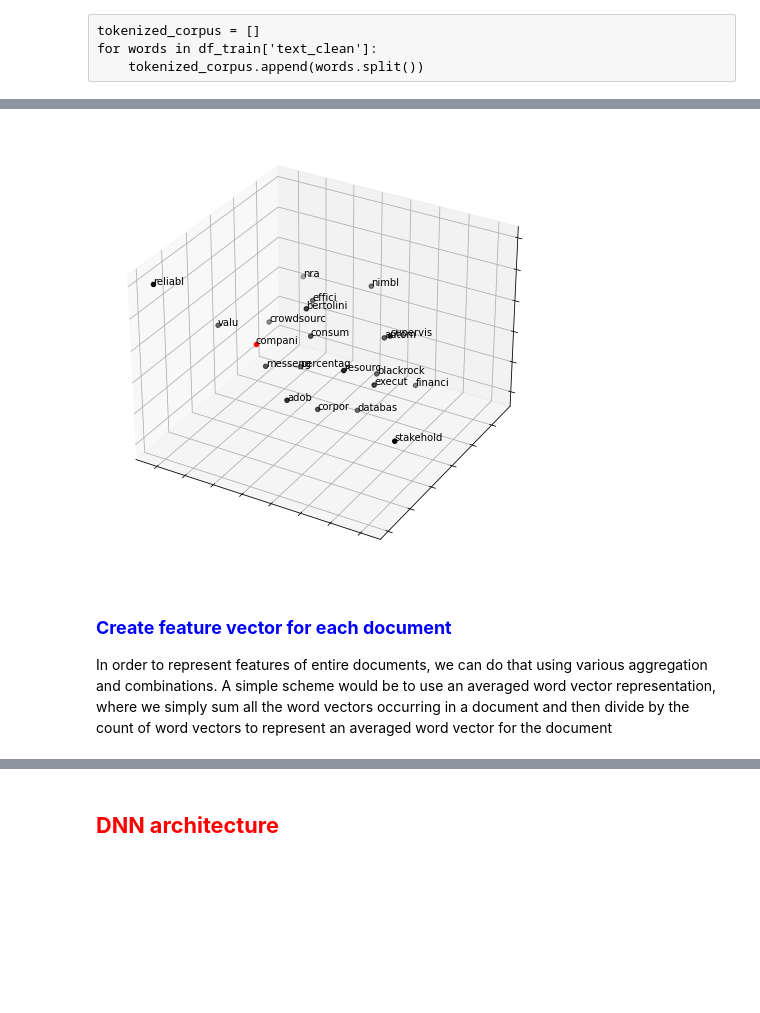
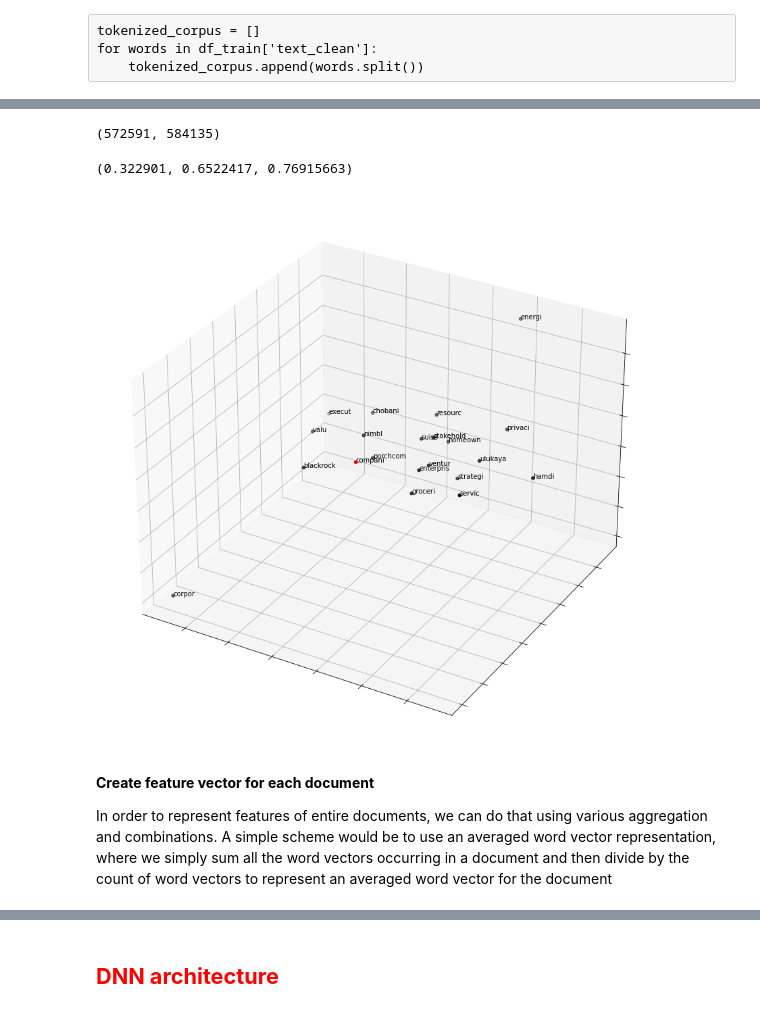
Before and after one commit to ntmai03/DataAnalysisProject, a Jupyter notebook: 04-NLP/05-NLP-TextClassification-NewsCategory.ipynb, the cells around one changed output, grey strips where cells are left out. Drawn from its saved outputs; the diff is of its cells as text; code cells hidden in the pictures; blank space fills up the shorter version.

```diff
--- a/04-NLP/05-NLP-TextClassification-NewsCategory.ipynb
+++ b/04-NLP/05-NLP-TextClassification-NewsCategory.ipynb
@@ -909,34 +927,45 @@ w2v_model.wv.similarity("travel","cat"), w2v_model.wv.similarity("dog","cat")
+# %%
+EMBEDDING_FILE = 'GoogleNews-vectors-negative300.bin.gz'
+
+w2v_model.intersect_word2vec_format(EMBEDDING_FILE, lockf=1.0, binary=True)
+w2v_model.train(train_corpus, total_examples=w2v_model.corpus_count, epochs=5)
+# %% [output]
+(572591, 584135)
+# %%
+w2v_model.wv.similarity("train","cat"),w2v_model.wv.similarity("train","travel"), w2v_model.wv.similarity("dog","cat")
+# %% [output]
+(0.322901, 0.6522417, 0.76915663)
 # %%
 word = "compani"
-fig = plt.figure(figsize=(12,8))
+fig = plt.figure(figsize=(15,15))
 ## word embedding
 tot_words = [word] + [tupla[0] for tupla in w2v_model.most_similar(word, topn=20)]
 X = w2v_model[tot_words]
 ## pca to reduce dimensionality from 300 to 3
 pca = manifold.TSNE(perplexity=40, n_components=3, init='pca')
 X = pca.fit_transform(X)
 ## create dtf
 dtf_ = pd.DataFrame(X, index=tot_words, columns=["x","y","z"])
 dtf_["input"] = 0
 dtf_["input"].iloc[0:1] = 1
 ## plot 3d
 from mpl_toolkits.mplot3d import Axes3D
 
 ax = fig.add_subplot(111, projection='3d')
 ax.scatter(dtf_[dtf_["input"]==0]['x'],
            dtf_[dtf_["input"]==0]['y'],
            dtf_[dtf_["input"]==0]['z'], c="black")
 ax.scatter(dtf_[dtf_["input"]==1]['x'],
            dtf_[dtf_["input"]==1]['y'],
            dtf_[dtf_["input"]==1]['z'], c="red")
 ax.set(xlabel=None, ylabel=None, zlabel=None, xticklabels=[],  yticklabels=[], zticklabels=[])
 for label, row in dtf_[["x","y","z"]].iterrows():
     x, y, z = row
     ax.text(x, y, z, s=label)
 # %% [output]
-[figure, old version]
+[figure, new version]
 # %% [markdown]
-### <font color='blue'>**Create feature vector for each document**
+**Create feature vector for each document**
 
 In order to represent features of entire documents, we can do that using various aggregation and combinations. A simple scheme would be to use an averaged word vector representation, where we simply sum all the word vectors occurring in a document and then divide by the count of word vectors to represent an averaged word vector for the document
 # %%
```
Also changed, not shown: parts of 101 cells of this notebook, 3 other files.
